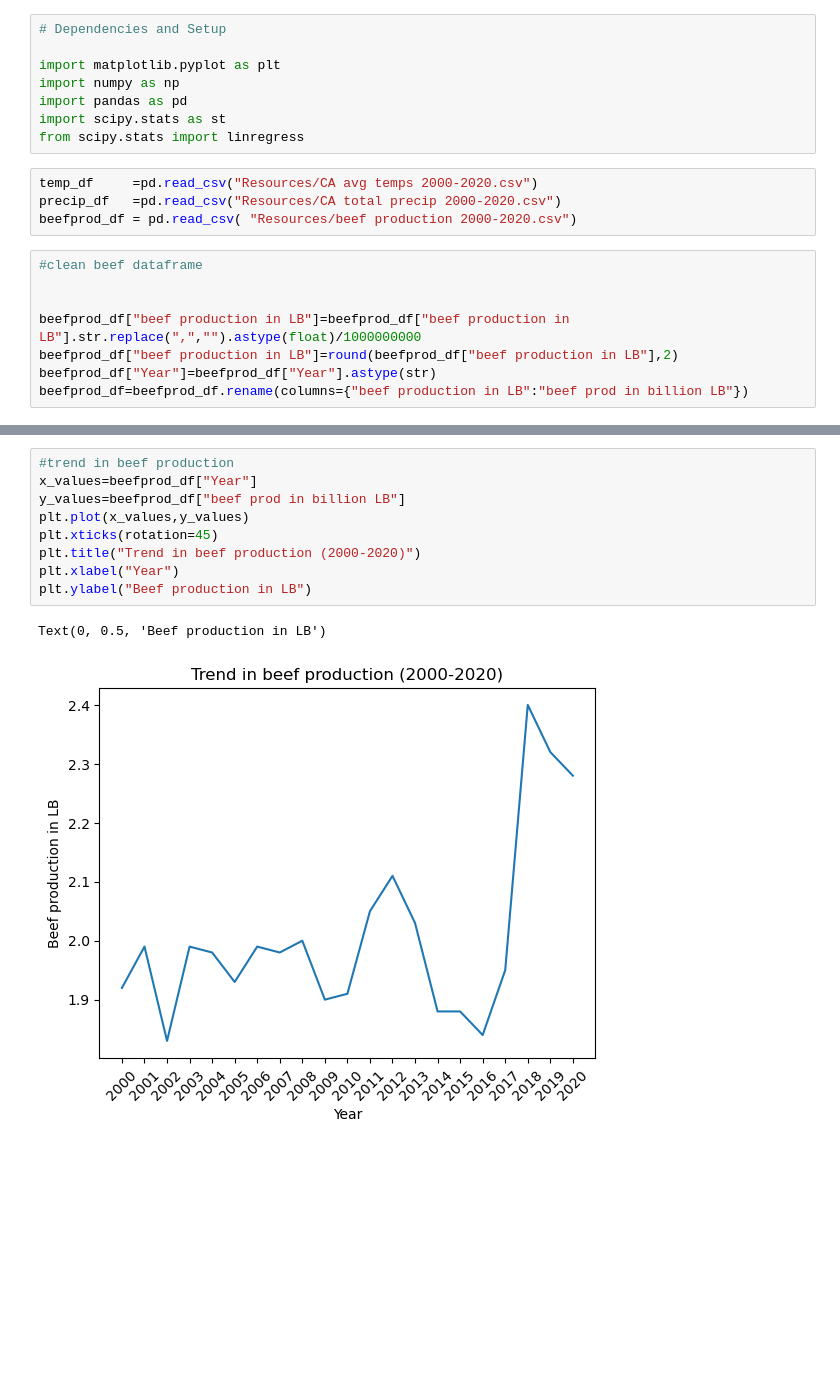
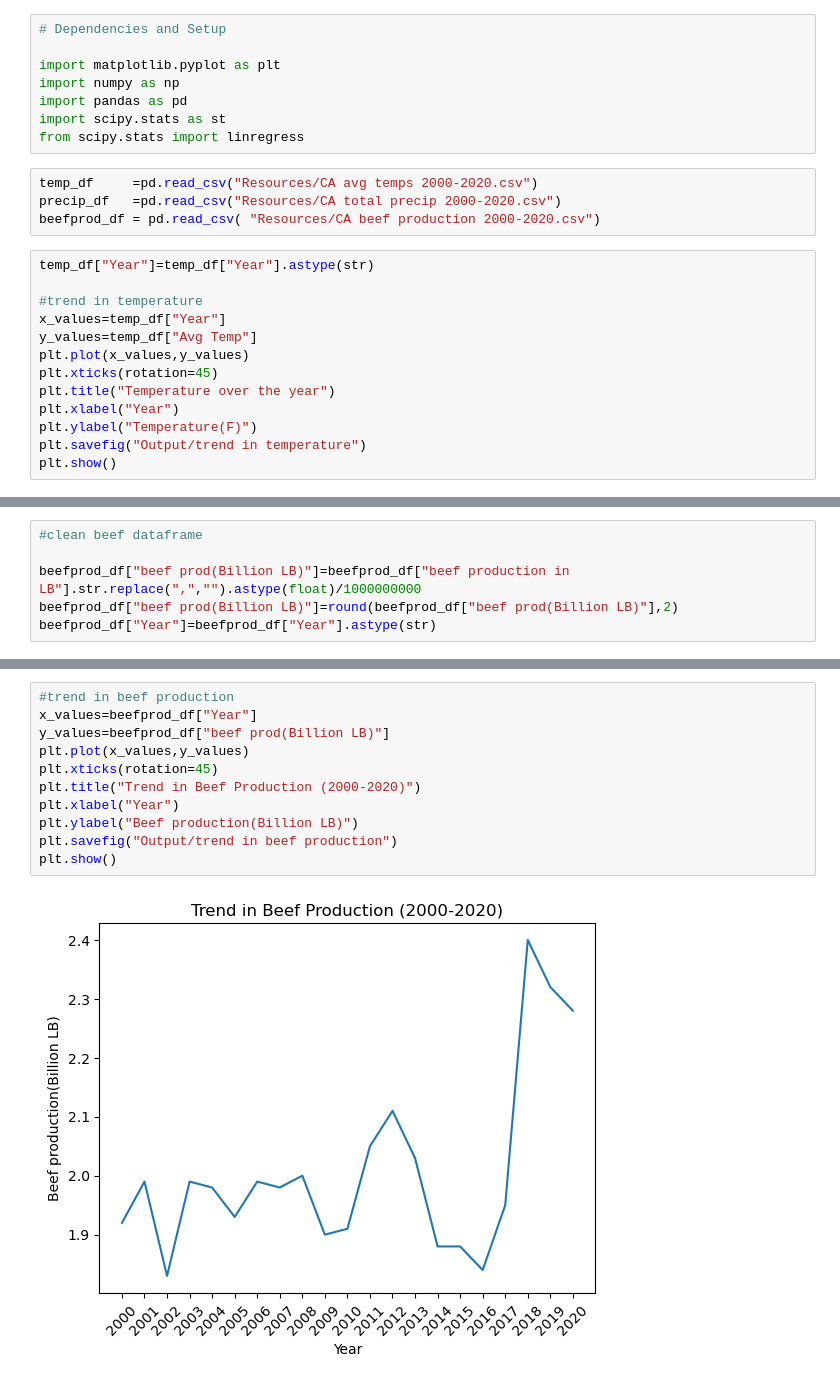
Before and after one commit to LeftCoastNerdGirl/Group-5-Project, a Jupyter notebook: Starter Code.ipynb, the cells around one changed output, grey strips where cells are left out. Cells and saved outputs as stored; diff of their text form; blank space fills up the shorter version.

```diff
--- a/Starter Code.ipynb
+++ b/Starter Code.ipynb
@@ -9,12 +9,17 @@ from scipy.stats import linregress
 # %%
 temp_df     =pd.read_csv("Resources/CA avg temps 2000-2020.csv")
 precip_df   =pd.read_csv("Resources/CA total precip 2000-2020.csv")
-beefprod_df = pd.read_csv( "Resources/beef production 2000-2020.csv")
+beefprod_df = pd.read_csv( "Resources/CA beef production 2000-2020.csv")
 # %%
-#clean beef dataframe
+temp_df["Year"]=temp_df["Year"].astype(str)
 
-
-beefprod_df["beef production in LB"]=beefprod_df["beef production in LB"].str.replace(",","").astype(float)/1000000000
-beefprod_df["beef production in LB"]=round(beefprod_df["beef production in LB"],2)
-beefprod_df["Year"]=beefprod_df["Year"].astype(str)
-beefprod_df=beefprod_df.rename(columns={"beef production in LB":"beef prod in billion LB"})
+#trend in temperature
+x_values=temp_df["Year"]
+y_values=temp_df["Avg Temp"]
+plt.plot(x_values,y_values)
+plt.xticks(rotation=45)
+plt.title("Temperature over the year")
+plt.xlabel("Year")
+plt.ylabel("Temperature(F)")
+plt.savefig("Output/trend in temperature")
+plt.show()
@@ -21,3 +43,9 @@ beefprod_df=beefprod_df.rename(columns={"beef production in LB":"beef prod in bi
+# %%
+#clean beef dataframe
+
+beefprod_df["beef prod(Billion LB)"]=beefprod_df["beef production in LB"].str.replace(",","").astype(float)/1000000000
+beefprod_df["beef prod(Billion LB)"]=round(beefprod_df["beef prod(Billion LB)"],2)
+beefprod_df["Year"]=beefprod_df["Year"].astype(str)
 # %%
 beefprod_df
 # %% [output]
@@ -41,12 +69,13 @@ beefprod_df
 # %%
 #trend in beef production
 x_values=beefprod_df["Year"]
-y_values=beefprod_df["beef prod in billion LB"]
+y_values=beefprod_df["beef prod(Billion LB)"]
 plt.plot(x_values,y_values)
 plt.xticks(rotation=45)
-plt.title("Trend in beef production (2000-2020)")
+plt.title("Trend in Beef Production (2000-2020)")
 plt.xlabel("Year")
-plt.ylabel("Beef production in LB")
+plt.ylabel("Beef production(Billion LB)")
+plt.savefig("Output/trend in beef production")
+plt.show()
 # %% [output]
-Text(0, 0.5, 'Beef production in LB')
-[figure, old version]
+[figure, new version]
```
Also changed, not shown: parts of 5 cells of this notebook, 5 other files.
